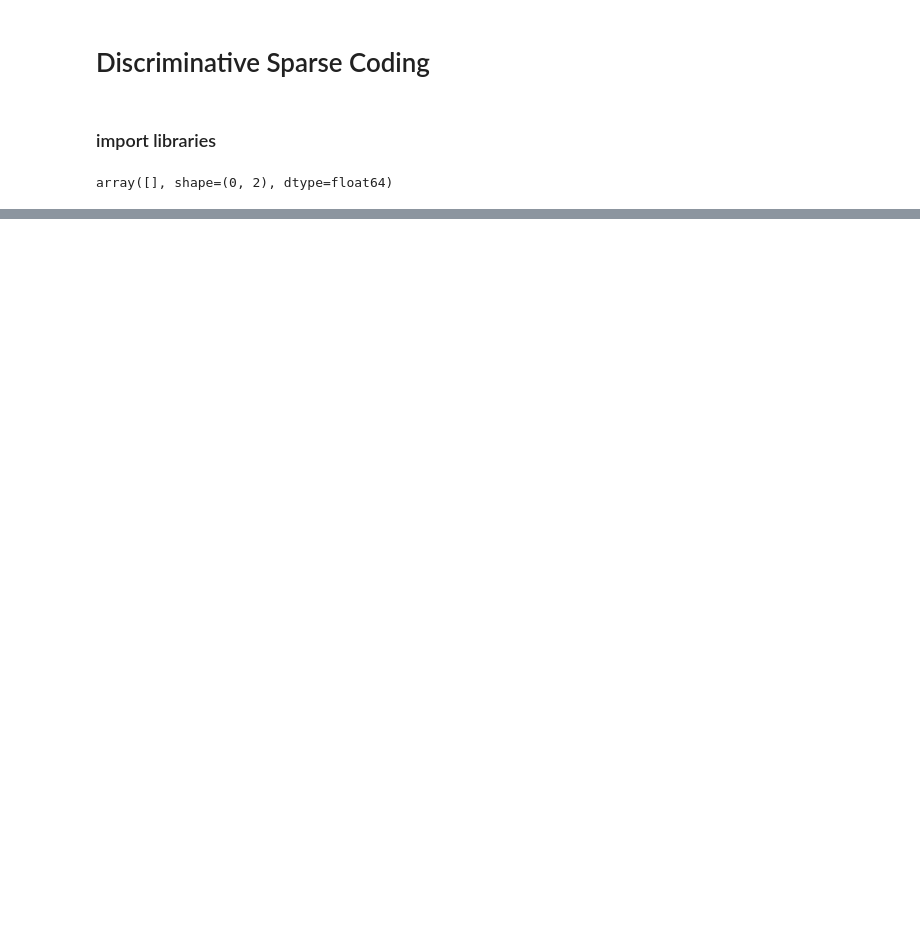
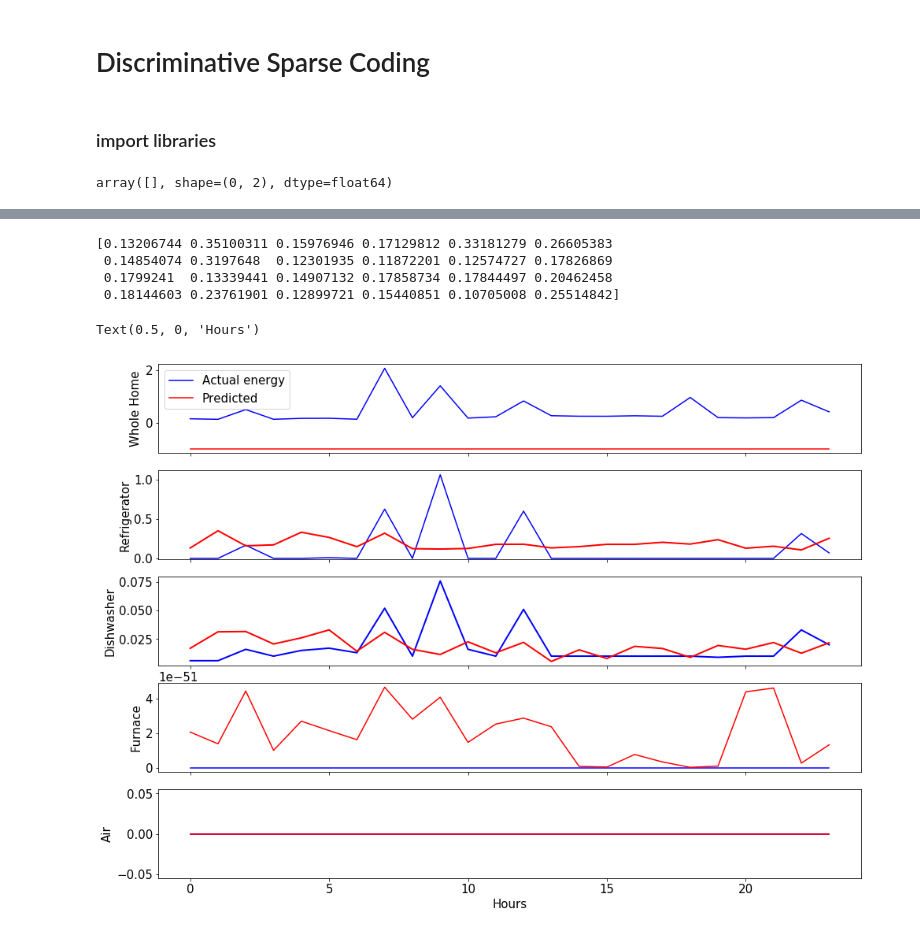
Before and after one commit to bondxue/Discriminative-Sparse-Coding-for-Energy-Disaggregation, a Jupyter notebook: DDSC.ipynb, the cells around one changed output, grey strips where cells are left out. Saved outputs shown, nothing was run; the diff lists cells and outputs as text; code cells hidden in the pictures; blank space fills up the shorter version.

```diff
--- a/DDSC.ipynb
+++ b/DDSC.ipynb
@@ -325,29 +340,28 @@ df = read_data()
 # %%
-def format_data(df):
+def format_data(df, houses):
     '''
     Parameters: dataframe of the apppliacnes
     Return: dictionary contains all X^T x m
     '''
     d = {}
-    houses = [135, 275, 580,  898]
     for appliance in df.columns.tolist():
         started = 0
         for i in houses:
-
             if started == 0:
 
                 d[str(appliance)] = df[[str(appliance)]][df[str(appliance)].index == i]
                 started = 1
                 dfindex = d[str(appliance)].index
+
             else:
+                d[str(appliance)][str(i)] = pd.Series(df[str(appliance)][df[str(appliance)].index == i].values,index=dfindex)
 
-                d[str(appliance)][str(i)] = pd.Series(df[str(appliance)][df[str(appliance)].index == i].values,index=dfindex)
 
         d[str(appliance)]=d[str(appliance)].rename(columns = {str(appliance):str(dfindex[0])})
         d[str(appliance)].reset_index(drop=True, inplace=True)
     return d
 
-d = format_data(df)
+dic = format_data(df, houses)
 # %%
 def split(d,portion,timeframe, portion_houses=None, option=None):
     '''
@@ -474,0 +491,69 @@ DD change is 0.007123 and step is 10
+# %%
+#x_predict = sc.predict(A_last,B_list)
+x_predict = sc.predict(A_list,B_list)
+
+print(np.asarray(list(x_predict)[0])[0:,house])
+# %% [output]
+[0.13206744 0.35100311 0.15976946 0.17129812 0.33181279 0.26605383
+ 0.14854074 0.3197648  0.12301935 0.11872201 0.12574727 0.17826869
+ 0.1799241  0.13339441 0.14907132 0.17858734 0.17844497 0.20462458
+ 0.18144603 0.23761901 0.12899721 0.15440851 0.10705008 0.25514842]
+# %%
+# row and column sharing
+house = 0
+f, ((ax1, ax2, ax3, ax4, ax5)) = plt.subplots(5, 1, sharex='col', sharey='row', figsize=(16,12))
+x = range(x_train[list(x_train.keys())[0]].shape[0])
+plt.rcParams.update({'font.size': 15})
+
+y = np.asarray(x_test_use)[0:,house]
+ax1.plot(x, y, color='b',label='Actual energy')
+y=[-1]*x_train[list(x_train.keys())[0]].shape[0]
+ax1.plot(x, y, color='r', label='Predicted')
+#ax1.set_ylim([0,2])
+ax1.set_ylabel('Whole Home')
+ax1.legend()
+##
+y = np.asarray(x_test[list(x_test.keys())[0]])[0:,house]
+ax2.plot(x, y, color='b')
+
+x_predict = sc.predict(A_list,B_list)
+y = np.asarray(list(x_predict)[0])[0:,house]
+
+ax2.plot(x , y, color='r', linewidth=2)
+#ax2.get_yaxis().set_visible(False)
+ax2.set_ylabel('Refrigerator')
+ax2.set_ylim(-0.01)
+##
+y = np.asarray(x_test[list(x_test.keys())[1]])[0:,house]
+ax3.plot(x, y, color='b', linewidth=2)
+
+x_predict = sc.predict(A_list,B_list)
+y = np.asarray(list(x_predict)[1])[0:,house]
+ax3.plot(x,y, color='r', linewidth=2)
+#ax3.get_yaxis().set_visible(False)
+ax3.set_ylabel('Dishwasher')
+#ax3.set_ylim(-0.00001)
+
+##
+y = np.asarray(x_test[list(x_test.keys())[2]])[0:,house]
+ax4.plot(x, y, color='b')
+
+x_predict = sc.predict(A_list,B_list)
+y = np.asarray(list(x_predict)[2])[0:,house]
+ax4.plot(x,y, color='r')
+#ax4.get_yaxis().set_visible(False)
+ax4.set_ylabel('Furnace')
+
+##
+y = np.asarray(x_test[list(x_test.keys())[3]])[0:,house]
+ax5.plot(x, y, color='b')
+
+x_predict = sc.predict(A_list,B_list)
+y = np.asarray(list(x_predict)[3])[0:,house]
+ax5.plot(x,y, color='r')
+#ax5.get_yaxis().set_visible(False)
+ax5.set_ylabel('Air')
+ax5.set_xlabel('Hours')
+# %% [output]
+Text(0.5, 0, 'Hours')
+[figure, added]
```
Also changed, not shown: parts of 7 cells of this notebook.
